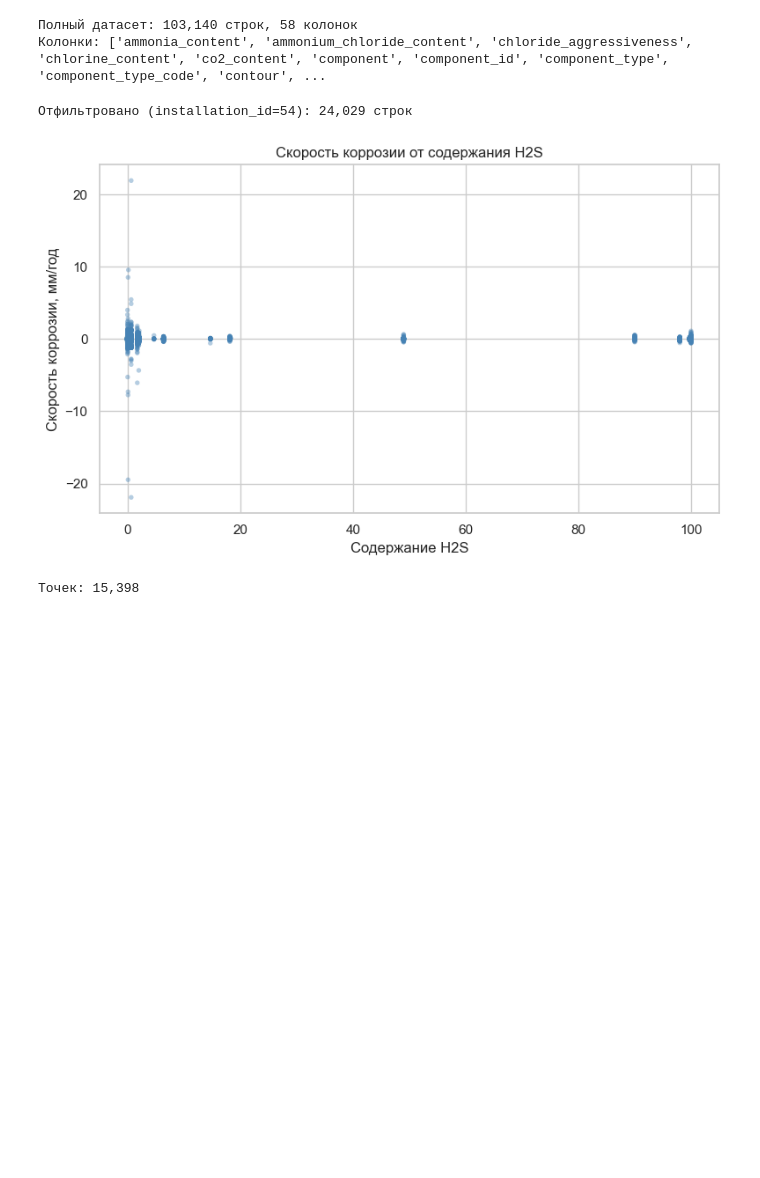
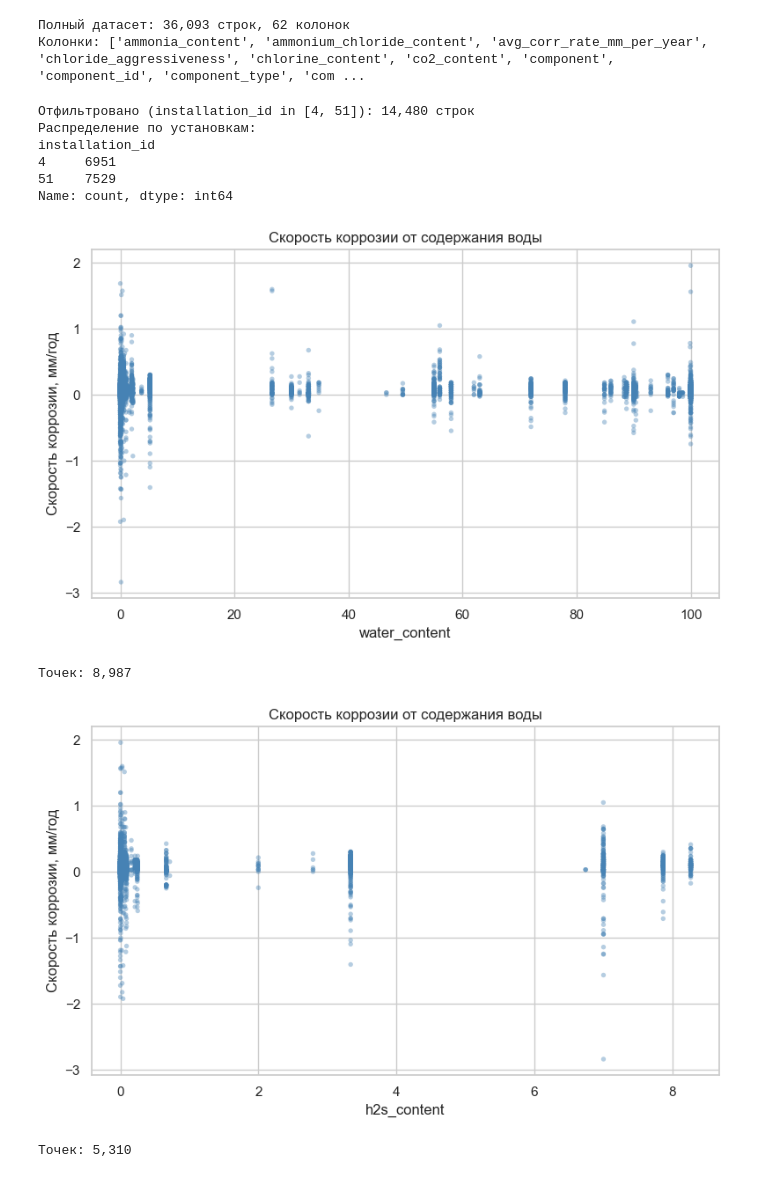
Before and after one commit to Kosyakin/corrosion_analysis_project, a Jupyter notebook: PythonMLExperiments/1_corr_analysis/correlation_analysis.ipynb, the cells around one changed output. Cells and saved outputs as stored; diff of their text form; code cells hidden in the pictures; blank space fills up the shorter version.

Commit message:
Проанализировал датасеты, выбрал КК и КК-2, для проверки, а также АВТ-5

```diff
--- a/PythonMLExperiments/1_corr_analysis/correlation_analysis.ipynb
+++ b/PythonMLExperiments/1_corr_analysis/correlation_analysis.ipynb
@@ -11,17 +11,18 @@ sns.set(style='whitegrid')
 # Доступ к проектным модулям
 if '../src' not in sys.path:
     sys.path.append('../src')
-from database import load_corrosion_data as load_data
-
-# Целевая переменная
-TARGET = 'corr_rate_section_mm_per_year'
+from database import load_worst_corrosion_by_component as load_data
 
 # Загрузка полного датасета (запускать редко — долго)
 DF_full = load_data()
-assert TARGET in DF_full.columns, f'В данных отсутствует {TARGET}'
-
-print(f"Полный датасет: {len(DF_full):,} строк, {len(DF_full.columns)} колонок")
-print('Колонки:', sorted(DF_full.columns.tolist()))
-# %% [output]
-Полный датасет: 103,140 строк, 58 колонок
-Колонки: ['ammonia_content', 'ammonium_chloride_content', 'chloride_aggressiveness', 'chlorine_content', 'co2_content', 'component', 'component_id', 'component_type', 'component_type_code', 'contour', ...
+# %%
+# Целевая переменная
+TARGET = 'corr_rate_worst_mm_per_year'
+
+assert TARGET in DF_full.columns, f'В данных отсутствует {TARGET}'
+
+print(f"Полный датасет: {len(DF_full):,} строк, {len(DF_full.columns)} колонок")
+print('Колонки:', sorted(DF_full.columns.tolist()))
+# %% [output]
+Полный датасет: 36,093 строк, 62 колонок
+Колонки: ['ammonia_content', 'ammonium_chloride_content', 'avg_corr_rate_mm_per_year', 'chloride_aggressiveness', 'chlorine_content', 'co2_content', 'component', 'component_id', 'component_type', 'com ...
@@ -28,9 +96,27 @@ print('Колонки:', sorted(DF_full.columns.tolist()))
 # %%
-# Фильтр по установке: новая переменная — быстрый перезапуск без повторной загрузки
-INSTALLATION_ID = 54
-DF_loaded = DF_full[DF_full['installation_id'] == INSTALLATION_ID].copy()
+# Фильтр по установкам: новая переменная — быстрый перезапуск без повторной загрузки
+# 54 - АВТ-6
+# 68 - АВТ-2
+# 53 - АВТ-1
+# 80 - АВТ-5
+# corrosion_aggressiveness_index                        0.141
+# h2s_content                                           0.101
+# 4 - KK-2
+# 51- КК
+INSTALLATION_IDS = [4,51]  # Список ID установок для фильтрации
+
+
+# Фильтрация по списку установок
+DF_loaded = DF_full[DF_full['installation_id'].isin(INSTALLATION_IDS)].copy()
 DF_loaded = DF_loaded.sort_values('installation_id').reset_index(drop=True)
 
-print(f"Отфильтровано (installation_id={INSTALLATION_ID}): {len(DF_loaded):,} строк")
+print(f"Отфильтровано (installation_id in {INSTALLATION_IDS}): {len(DF_loaded):,} строк")
+print(f"Распределение по установкам:")
+print(DF_loaded['installation_id'].value_counts().sort_index())
 # %% [output]
-Отфильтровано (installation_id=54): 24,029 строк
+Отфильтровано (installation_id in [4, 51]): 14,480 строк
+Распределение по установкам:
+installation_id
+4     6951
+51    7529
+Name: count, dtype: int64
@@ -58,20 +123,10 @@ print(f"Всего групп (equipment_id, mms_section): {len(df_grouped):,}")
 # %%
-# Точечный график: зависимость одной переменной от другой (например, H2S — скорость коррозии)
-x_col = 'water_content'                      # по оси X
-y_col = 'corr_rate_section_mm_per_year'    # по оси Y (скорость коррозии)
-
-df_plot = DF_loaded[[x_col, y_col]].dropna()
-x = df_plot[x_col]
-y = df_plot[y_col]
-
-fig, ax = plt.subplots(figsize=(8, 5))
-ax.scatter(x, y, alpha=0.4, s=15, c='steelblue', edgecolors='none')
-ax.set_xlabel('Содержание H2S')
-ax.set_ylabel('Скорость коррозии, мм/год')
-ax.set_title('Скорость коррозии от содержания H2S')
-plt.tight_layout()
-plt.show()
-print(f"Точек: {len(df_plot):,}")
+# Точечный график: зависимость переменной от целевой (скорость коррозии)
+plot_scatter_vs_target(['water_content'], 'Скорость коррозии от содержания воды')
+# Точечный график: зависимость переменной от целевой (скорость коррозии)
+plot_scatter_vs_target(['h2s_content'], 'Скорость коррозии от содержания воды')
 # %% [output]
-[figure, old version]
+[figure, new version]
-Точек: 15,398
+Точек: 8,987
+[figure, added]
+Точек: 5,310
```
Also changed, not shown: parts of 4 cells of this notebook, 1 other file.
